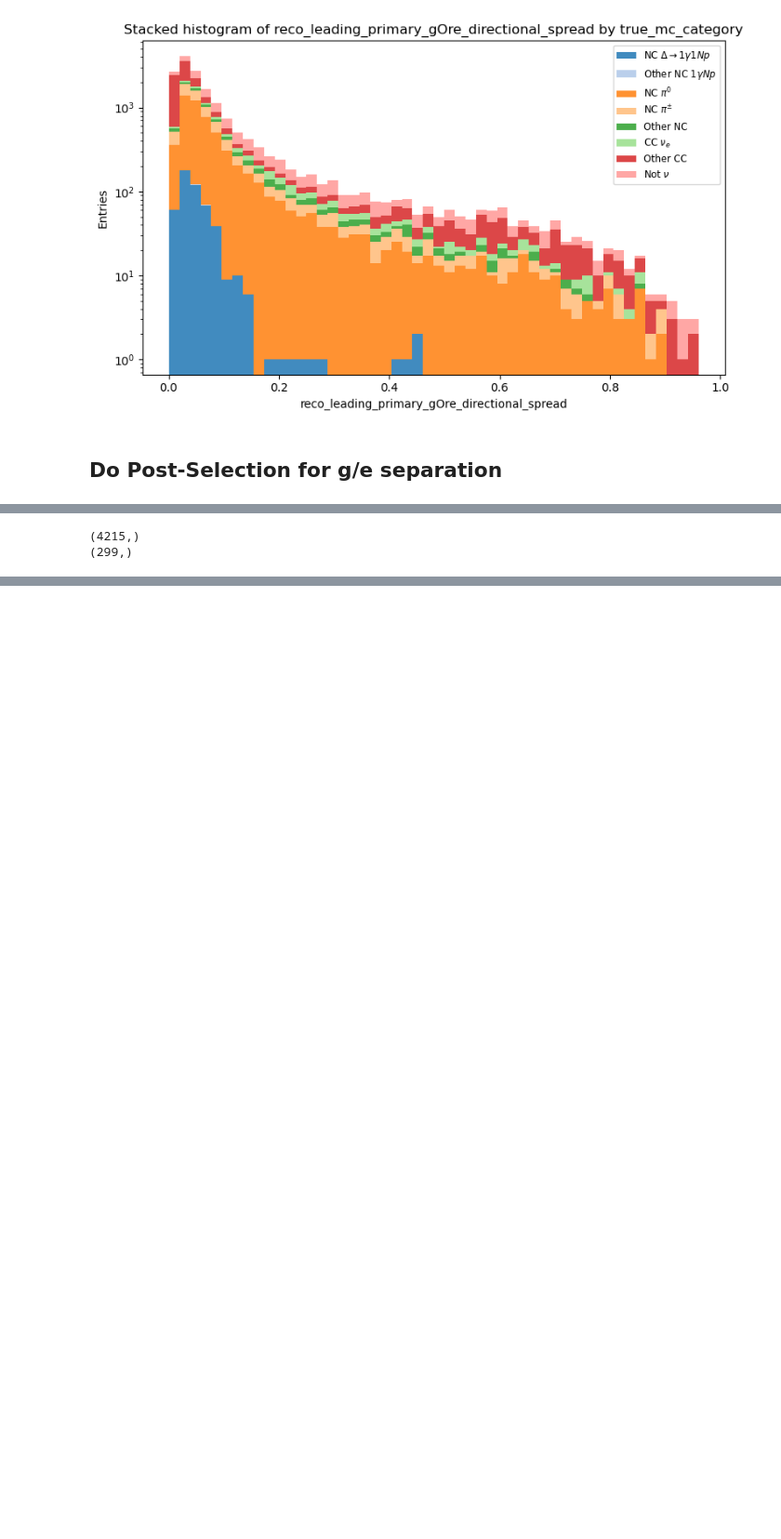
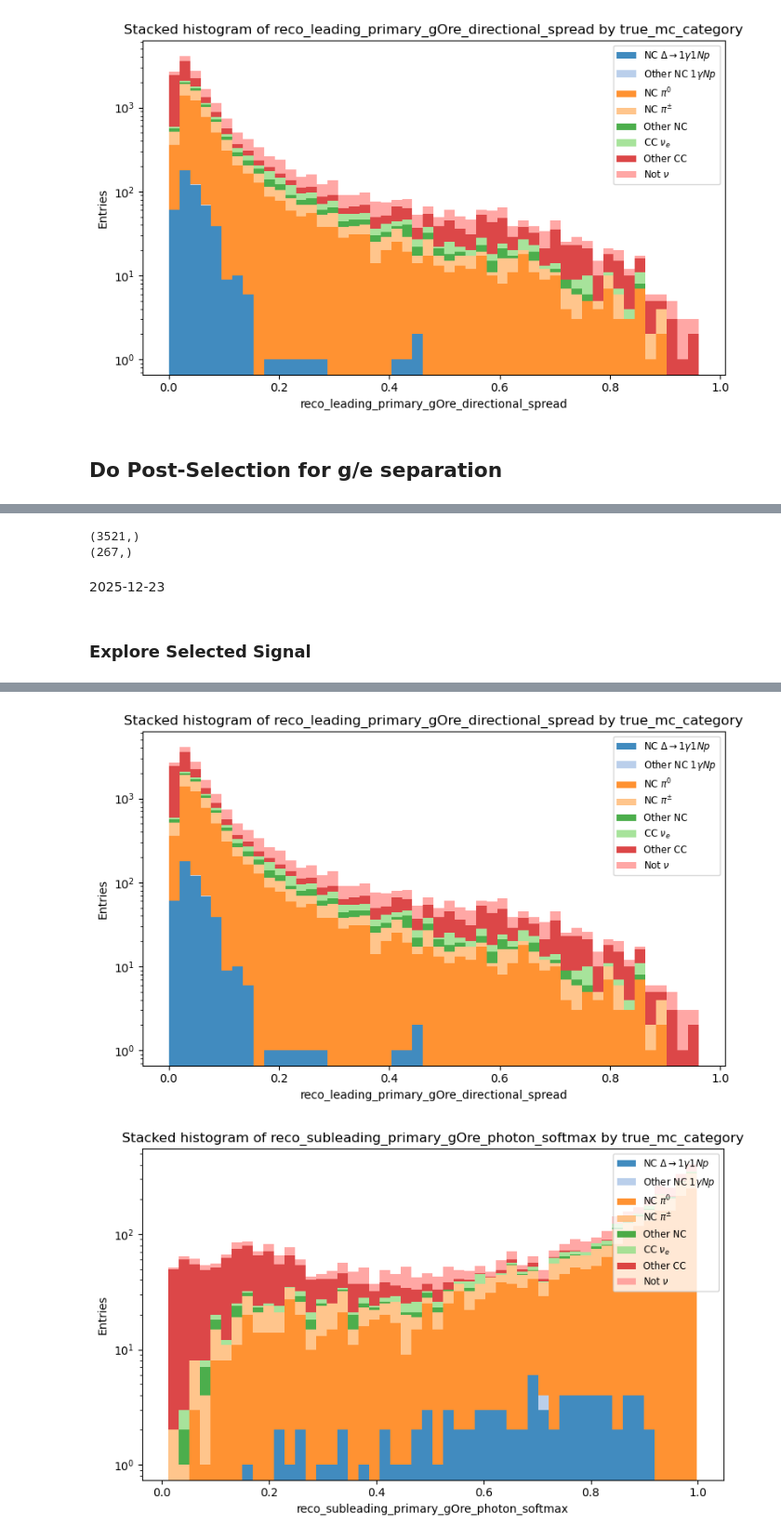
Before and after one commit to seokjuchung/NC_Delta_SPINE, a Jupyter notebook: explore_flatCAF.ipynb, the cells around one changed output, grey strips where cells are left out. Shown at 93% size. Drawn from its saved outputs; the diff is of its cells as text; code cells hidden in the pictures; blank space fills up the shorter version.

```diff
--- a/explore_flatCAF.ipynb
+++ b/explore_flatCAF.ipynb
@@ -298,10 +299,10 @@ directional_spread = data['reco_leading_primary_gOre_directional_spread']
 
 # Apply selection criteria
 selected_mask = (
-    (softmax > 0.092) &
-    (dedx > 3.645) &
-    (axial_spread > -0.005) &
-    (directional_spread < 0.068)
+    (softmax > 0.6) &
+    (dedx < 11) &
+    (axial_spread > -0.2) &
+    (directional_spread < 0.05)
 )
 
 selected_entries = data['true_mc_category'][selected_mask]
@@ -310,5 +311,65 @@ print(selected_entries.shape)
 selected_entries_true = selected_entries[selected_entries == 0]
 print(selected_entries_true.shape)
 # %% [output]
-(4215,)
-(299,)
+(3521,)
+(267,)
+# %% [markdown]
+2025-12-23
+# %% [markdown]
+### Explore Selected Signal
+# %%
+import uproot
+# Replace 'your_file.root' with the path to your ROOT file
+file = uproot.open("output_all.root")
+OneG1p = file["events/simulation/selected_1g1p"]
+OneG0p = file["events/simulation/selected_1g0p"]
+# %%
+import matplotlib.pyplot as plt
+import numpy as np
+
+variables = ['reco_leading_primary_gOre_photon_softmax',
+             'reco_leading_primary_gOre_start_dedx',
+             'reco_leading_primary_gOre_axial_spread',
+             'reco_leading_primary_gOre_directional_spread',
+             'reco_subleading_primary_gOre_photon_softmax',
+             'reco_subleading_primary_gOre_start_dedx',
+             'reco_subleading_primary_gOre_axial_spread',
+             'reco_subleading_primary_gOre_directional_spread']
+
+data = OneG1p.arrays(['true_mc_category', 'true_category'] + variables, library="np")
+
+# Category labels in order (0..7) — use LaTeX math for Greek/arrow
+labels = [
+    r'NC $\Delta\rightarrow1\gamma 1Np$',
+    r'Other NC 1$\gamma Np$',
+    r'NC $\pi^{0}$',
+    r'NC $\pi^{\pm}$',
+    r'Other NC',
+    r'CC $\nu_e$',
+    r'Other CC',
+    r'Not $\nu$',
+]
+
+# Colors (slice of a colormap to match number of labels)
+colors = plt.cm.tab20.colors[:len(labels)]
+
+for var in variables:
+    # collect arrays for each category (handles empty arrays)
+    arrays = []
+    present_labels = []
+    for idx, lab in enumerate(labels):
+        mask = (data['true_mc_category'] == idx)
+        vals = data[var][mask]
+        arrays.append(vals)
+        present_labels.append(lab)
+
+    plt.figure(figsize=(8,5))
+    plt.hist(arrays, bins=50, stacked=True, label=present_labels, color=colors, alpha=0.85)
+    plt.xlabel(var)
+    plt.ylabel('Entries')
+    plt.yscale('log')
+    plt.legend(loc='upper right', fontsize='small')
+    plt.title(f'Stacked histogram of {var} by true_mc_category')
+    plt.tight_layout()
+    plt.show()
+# %% [output]
@@ -314,0 +379,2 @@ print(selected_entries_true.shape)
+[figure, added]
+[figure, added]
```
Also changed, not shown: parts of 6 cells of this notebook, 1 other file.
